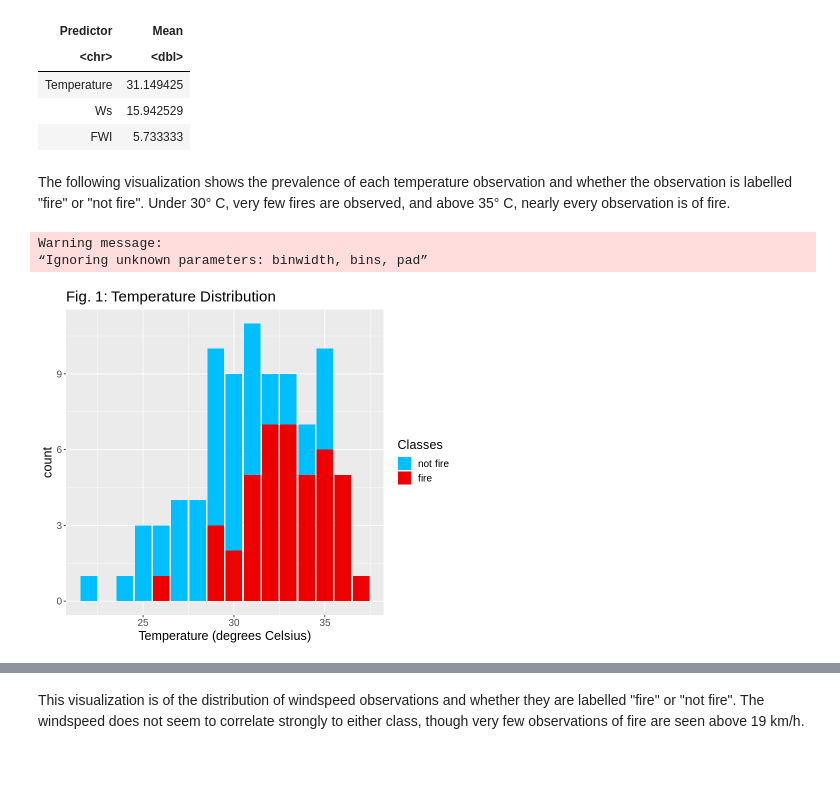
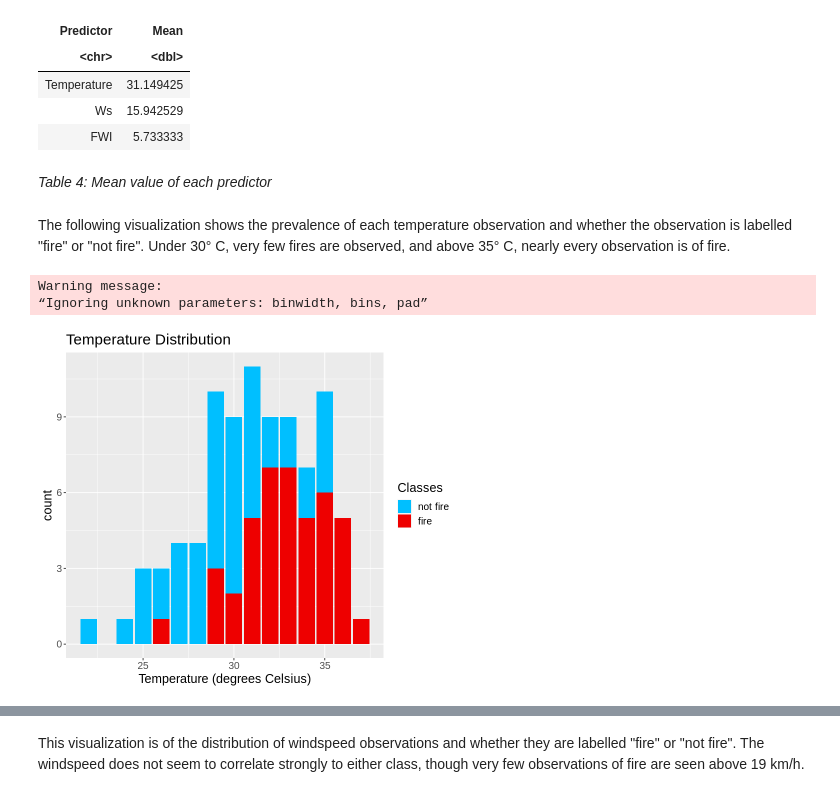
Before and after one commit to edsobcz/fire-project, a Jupyter notebook: group_09_project.ipynb, the cells around one changed output, grey strips where cells are left out. Cells and saved outputs as stored; diff of their text form; code cells hidden in the pictures; blank space fills up the shorter version.

```diff
--- a/group_09_project.ipynb
+++ b/group_09_project.ipynb
@@ -135,20 +113,22 @@ A tibble: 3 × 2
 | Temperature | 31.149425 |
 | Ws | 15.942529 |
 | FWI | 5.733333 |
+# %% [markdown]
+*Table 4: Mean value of each predictor*
 # %% [markdown]
 The following visualization shows the prevalence of each temperature observation and whether the observation is labelled "fire" or "not fire". Under 30° C, very few fires are observed, and above 35° C, nearly every observation is of fire.
 # %%
 options(repr.plot.width = 7, repr.plot.height = 6)
 
 temp_dstn_plot <- fire_training %>%
     ggplot(aes(x = Temperature, fill = Classes)) +
     geom_histogram(stat = "count", binwidth = 1) +
     labs(x = "Temperature (degrees Celsius)") +
-    ggtitle("Fig. 1: Temperature Distribution") +
+    ggtitle("Temperature Distribution") +
     scale_fill_manual(values = c("deepskyblue1", "red2")) +
     theme(text = element_text(size = 15))
 temp_dstn_plot
 # %% [output]
 Warning message:
 “Ignoring unknown parameters: binwidth, bins, pad”
-[figure, old version]
+[figure, new version]
```
Also changed, not shown: parts of 26 cells of this notebook.
